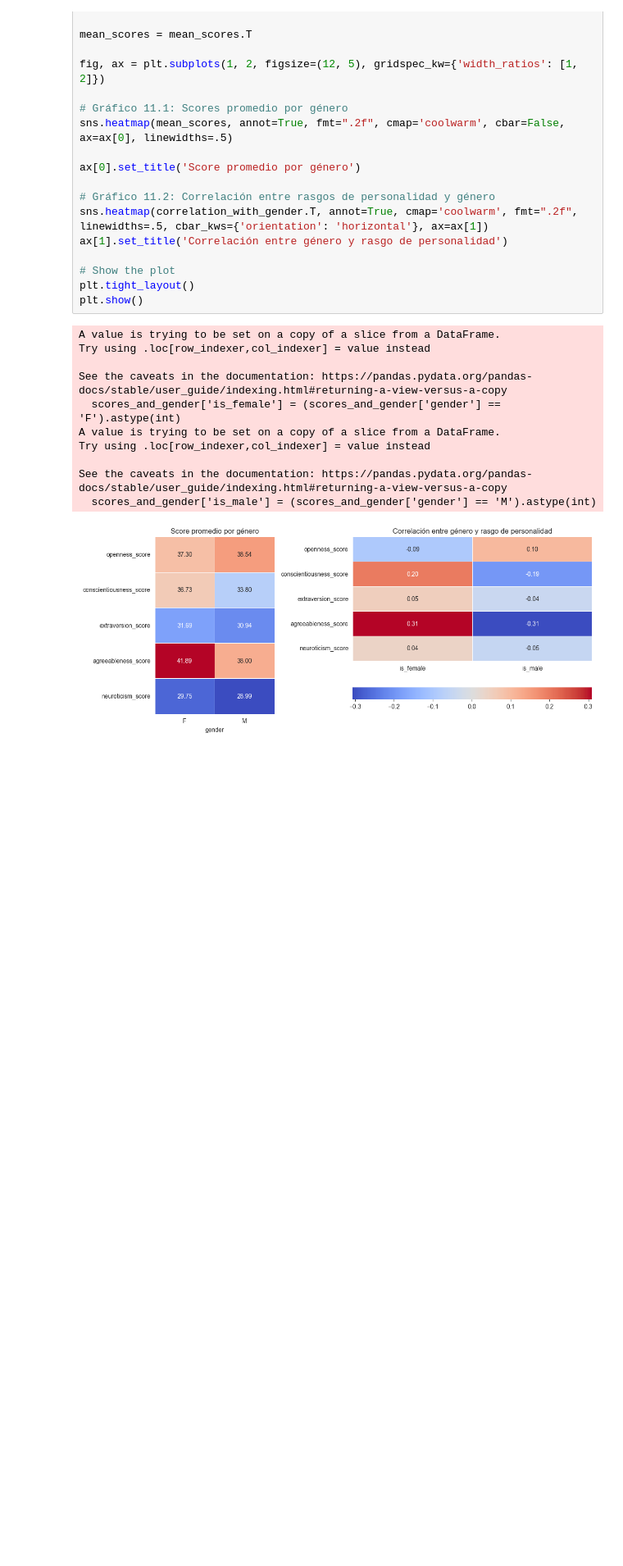
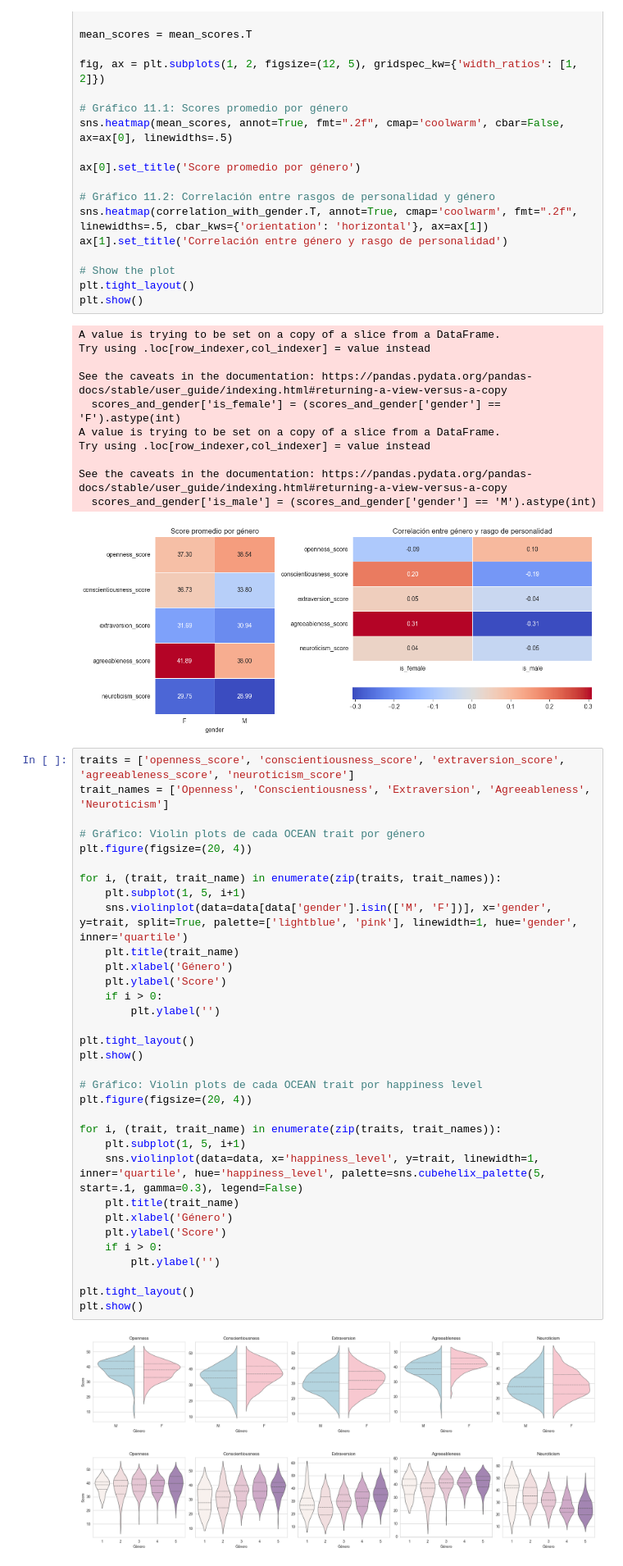
Before and after one commit to ferkrodriguez98/tesis-analisis-datos, a Jupyter notebook: notebook_data_profiling.ipynb, the cells around one changed output. Shown at 82% size. Saved outputs shown, nothing was run; the diff lists cells and outputs as text; blank space fills up the shorter version.

```diff
--- a/notebook_data_profiling.ipynb
+++ b/notebook_data_profiling.ipynb
@@ -190,3 +190,39 @@ Try using .loc[row_indexer,col_indexer] = value instead
 See the caveats in the documentation: https://pandas.pydata.org/pandas-docs/stable/user_guide/indexing.html#returning-a-view-versus-a-copy
   scores_and_gender['is_male'] = (scores_and_gender['gender'] == 'M').astype(int)
 [figure]
+# %%
+traits = ['openness_score', 'conscientiousness_score', 'extraversion_score', 'agreeableness_score', 'neuroticism_score']
+trait_names = ['Openness', 'Conscientiousness', 'Extraversion', 'Agreeableness', 'Neuroticism']
+
+# Gráfico: Violin plots de cada OCEAN trait por género
+plt.figure(figsize=(20, 4))
+
+for i, (trait, trait_name) in enumerate(zip(traits, trait_names)):
+    plt.subplot(1, 5, i+1)
+    sns.violinplot(data=data[data['gender'].isin(['M', 'F'])], x='gender', y=trait, split=True, palette=['lightblue', 'pink'], linewidth=1, hue='gender', inner='quartile')
+    plt.title(trait_name)
+    plt.xlabel('Género')
+    plt.ylabel('Score')
+    if i > 0:
+        plt.ylabel('')
+
+plt.tight_layout()
+plt.show()
+
+# Gráfico: Violin plots de cada OCEAN trait por happiness level
+plt.figure(figsize=(20, 4))
+
+for i, (trait, trait_name) in enumerate(zip(traits, trait_names)):
+    plt.subplot(1, 5, i+1)
+    sns.violinplot(data=data, x='happiness_level', y=trait, linewidth=1, inner='quartile', hue='happiness_level', palette=sns.cubehelix_palette(5, start=.1, gamma=0.3), legend=False)
+    plt.title(trait_name)
+    plt.xlabel('Género')
+    plt.ylabel('Score')
+    if i > 0:
+        plt.ylabel('')
+
+plt.tight_layout()
+plt.show()
+# %% [output]
+[figure, added]
+[figure, added]
```
Also changed, not shown: 1 other file.
